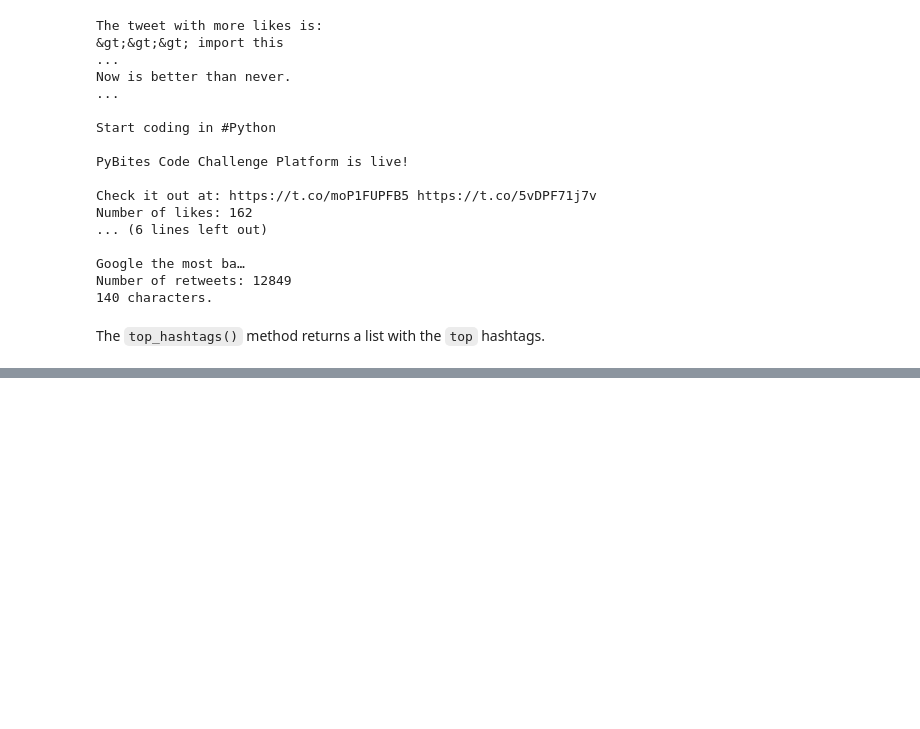
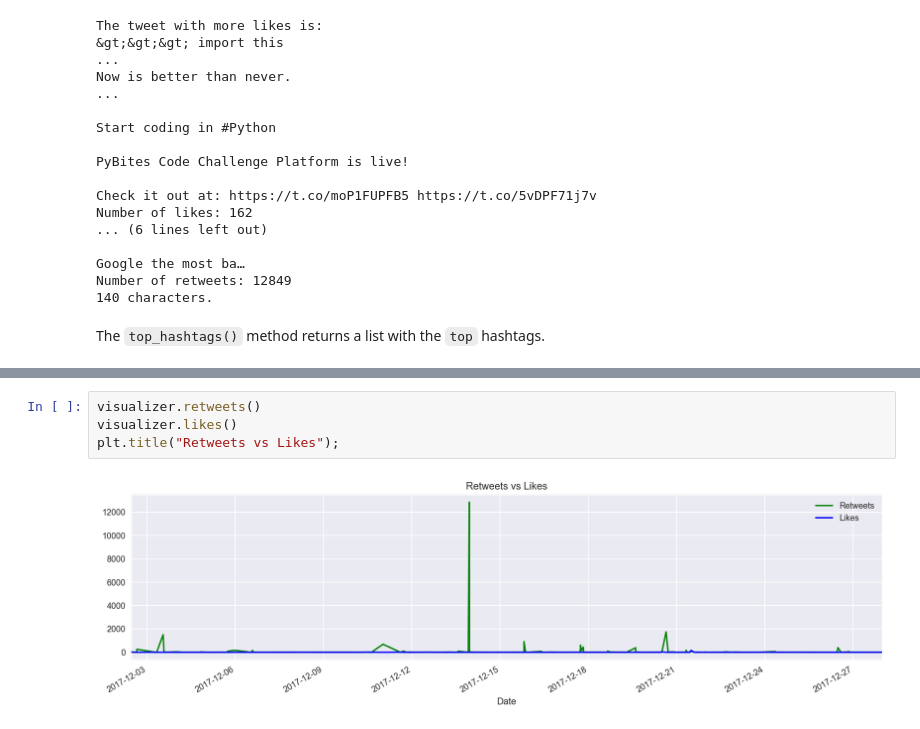
Before and after one commit to RodolfoFerro/TwHashtagsVis, a Jupyter notebook: scripts/Twitter hashtags visualization.ipynb, the cells around one changed output, grey strips where cells are left out. Drawn from its saved outputs; the diff is of its cells as text; blank space fills up the shorter version.

```diff
--- a/scripts/Twitter hashtags visualization.ipynb
+++ b/scripts/Twitter hashtags visualization.ipynb
@@ -171,0 +189,6 @@ for i, hashtag in enumerate(top):
+# %%
+visualizer.retweets()
+visualizer.likes()
+plt.title("Retweets vs Likes");
+# %% [output]
+[figure, added]
```
Also changed, not shown: parts of 5 cells of this notebook, 1 other file.
